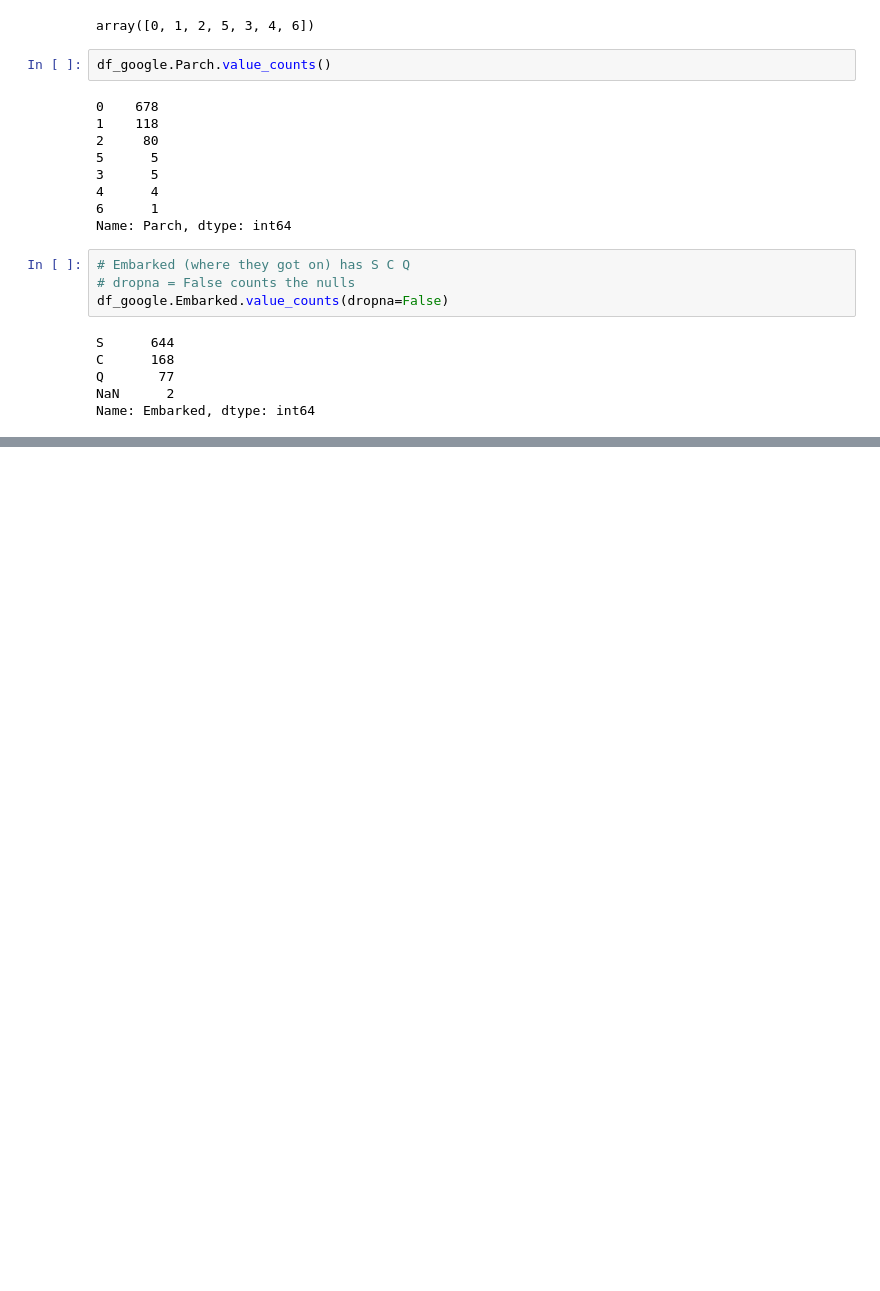
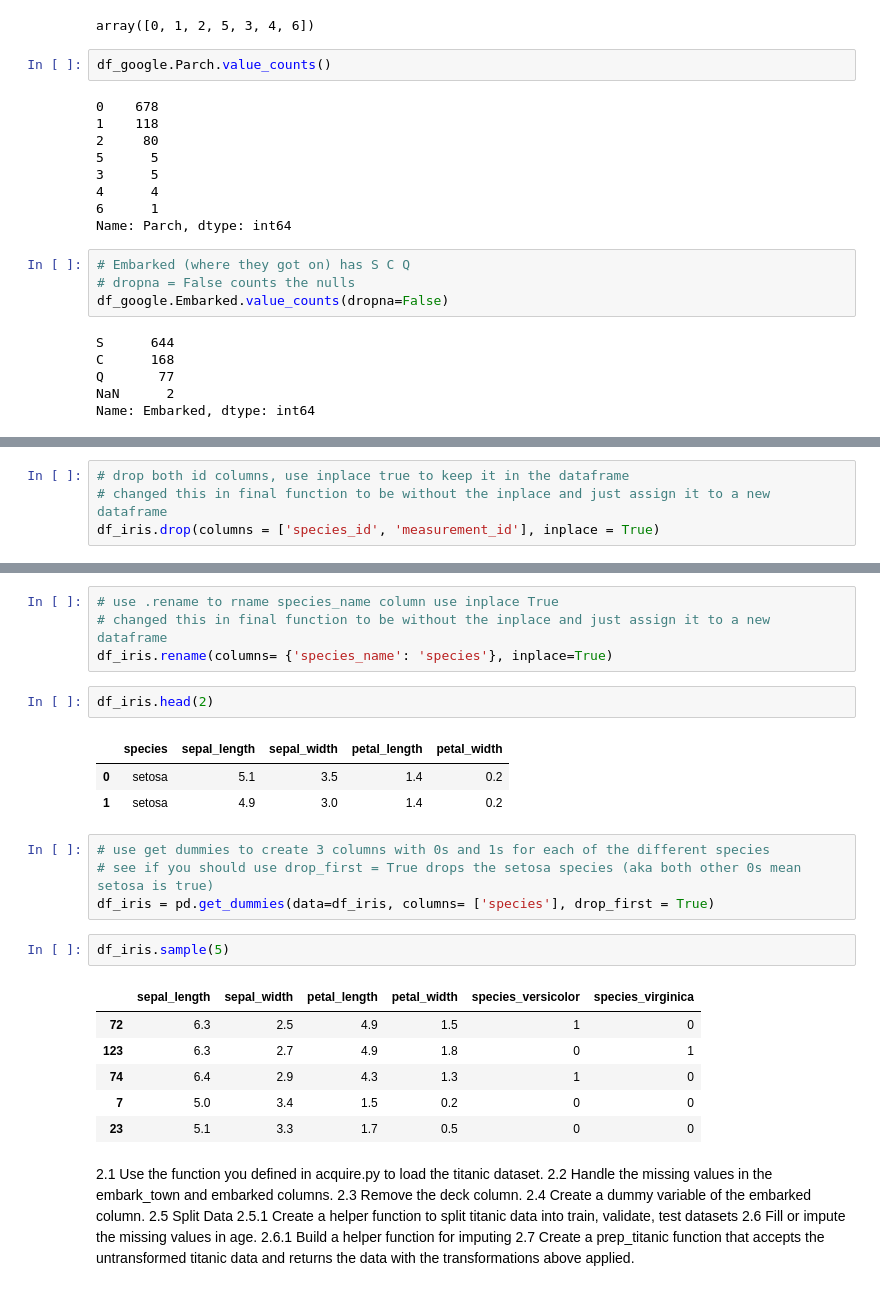
Before and after one commit to HeatherOrtegaMcMillan/classification-exercises, a Jupyter notebook: classification_exercises.ipynb, the cells around one changed output, grey strips where cells are left out. Cells and saved outputs as stored; diff of their text form; blank space fills up the shorter version.

```diff
--- a/classification_exercises.ipynb
+++ b/classification_exercises.ipynb
@@ -474,0 +483,4 @@ Name: Cabin, dtype: int64
+# %%
+# drop both id columns, use inplace true to keep it in the dataframe
+# changed this in final function to be without the inplace and just assign it to a new dataframe
+df_iris.drop(columns = ['species_id', 'measurement_id'], inplace = True)
@@ -474,0 +497,33 @@ Name: Cabin, dtype: int64
+# %%
+# use .rename to rname species_name column use inplace True
+# changed this in final function to be without the inplace and just assign it to a new dataframe
+df_iris.rename(columns= {'species_name': 'species'}, inplace=True)
+# %%
+df_iris.head(2)
+# %% [output]
+|  | species | sepal_length | sepal_width | petal_length | petal_width |
+| 0 | setosa | 5.1 | 3.5 | 1.4 | 0.2 |
+| 1 | setosa | 4.9 | 3.0 | 1.4 | 0.2 |
+# %%
+# use get dummies to create 3 columns with 0s and 1s for each of the different species
+# see if you should use drop_first = True drops the setosa species (aka both other 0s mean setosa is true)
+df_iris = pd.get_dummies(data=df_iris, columns= ['species'], drop_first = True)
+# %%
+df_iris.sample(5)
+# %% [output]
+|  | sepal_length | sepal_width | petal_length | petal_width | species_versicolor | species_virginica |
+| 72 | 6.3 | 2.5 | 4.9 | 1.5 | 1 | 0 |
+| 123 | 6.3 | 2.7 | 4.9 | 1.8 | 0 | 1 |
+| 74 | 6.4 | 2.9 | 4.3 | 1.3 | 1 | 0 |
+| 7 | 5.0 | 3.4 | 1.5 | 0.2 | 0 | 0 |
+| 23 | 5.1 | 3.3 | 1.7 | 0.5 | 0 | 0 |
+# %% [markdown]
+2.1  Use the function you defined in acquire.py to load the titanic dataset.
+2.2  Handle the missing values in the embark_town and embarked columns.
+2.3  Remove the deck column.
+2.4  Create a dummy variable of the embarked column.
+2.5  Split Data
+2.5.1  Create a helper function to split titanic data into train, validate, test datasets
+2.6  Fill or impute the missing values in age.
+2.6.1  Build a helper function for imputing
+2.7  Create a prep_titanic function that accepts the untransformed titanic data and returns the data with the transformations above applied.
```
Also changed, not shown: parts of 9 cells of this notebook.
